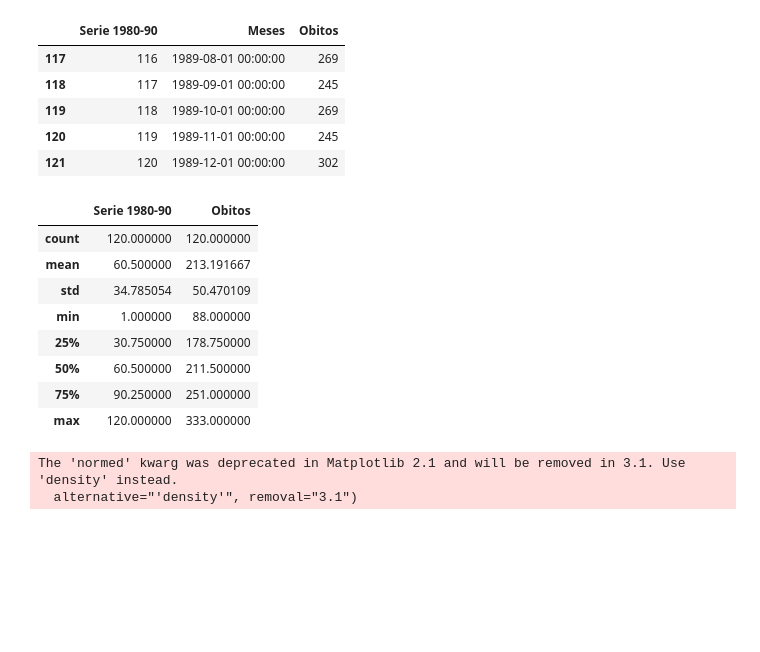
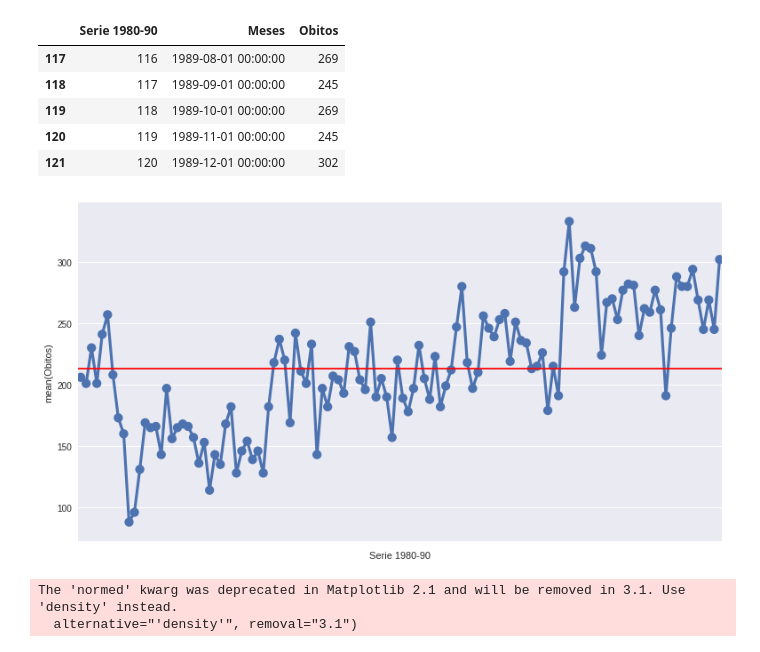
Before and after one commit to carvalheirafc/deep_learning_stuff, a Jupyter notebook: statistical_analysis/car_crashes/crashes_temporalseries.ipynb, the cells around one changed output. Drawn from its saved outputs; the diff is of its cells as text; code cells hidden in the pictures; blank space fills up the shorter version.

```diff
--- a/statistical_analysis/car_crashes/crashes_temporalseries.ipynb
+++ b/statistical_analysis/car_crashes/crashes_temporalseries.ipynb
@@ -32,18 +32,15 @@ acidentes.tail()
 | 119 | 118 | 1989-10-01 00:00:00 | 269 |
 | 120 | 119 | 1989-11-01 00:00:00 | 245 |
 | 121 | 120 | 1989-12-01 00:00:00 | 302 |
-# %%
-acidentes.describe()
-# %% [output]
-|  | Serie 1980-90 | Obitos |
-| count | 120.000000 | 120.000000 |
-| mean | 60.500000 | 213.191667 |
-| std | 34.785054 | 50.470109 |
-| min | 1.000000 | 88.000000 |
-| 25% | 30.750000 | 178.750000 |
-| 50% | 60.500000 | 211.500000 |
-| 75% | 90.250000 | 251.000000 |
-| max | 120.000000 | 333.000000 |
+# %%
+fig, ax = plt.subplots(figsize=(13,7))
+ax = sns.pointplot(x='Serie 1980-90', y='Obitos', data=acidentes)
+ax.axhline(acidentes['Obitos'].mean(), color='r', label='Mean')
+
+ax.set_xticklabels([])
+plt.show()
+# %% [output]
+[figure, added]
 # %%
 fig, ax = plt.subplots(1,2,figsize=(7,7))
 
```
